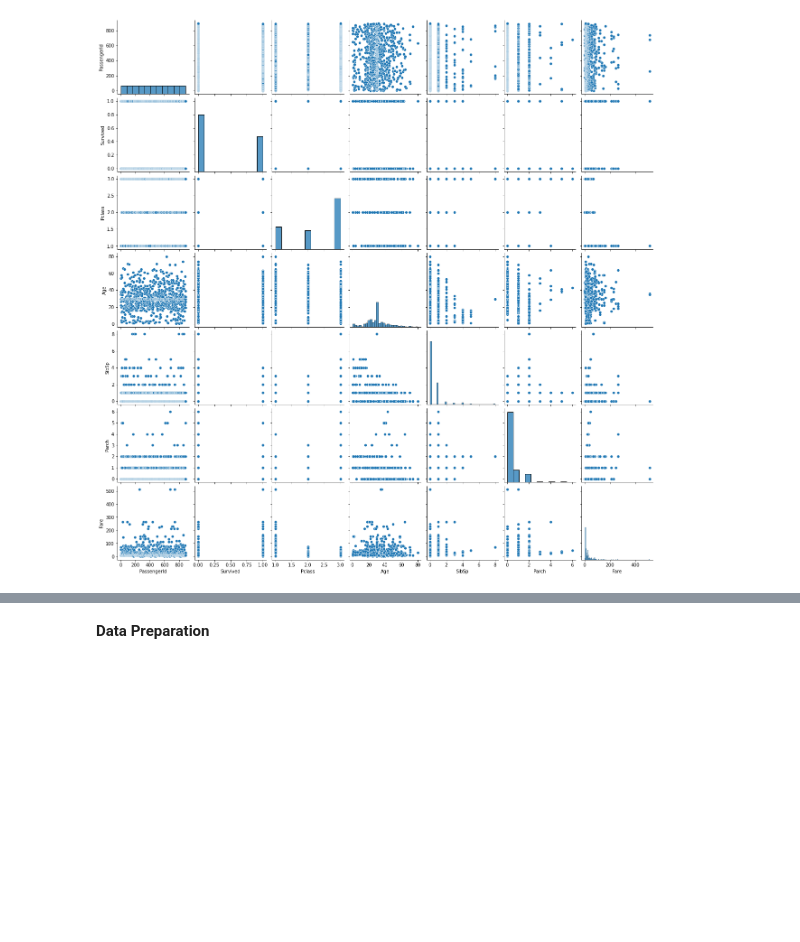
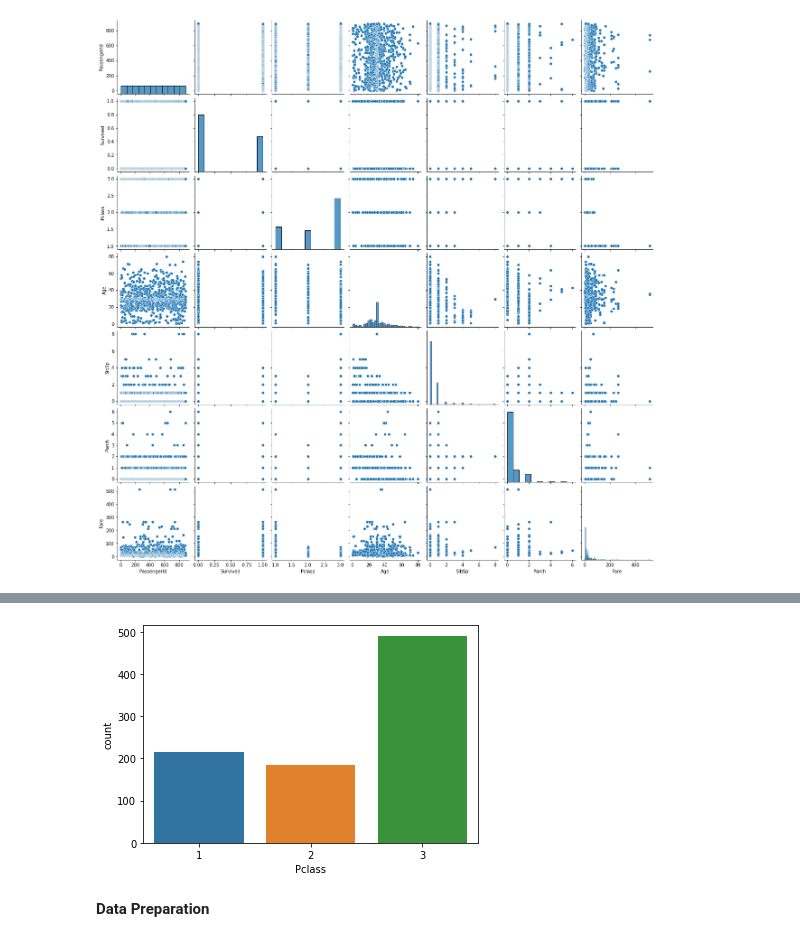
Before and after one commit to maryschindler/practice_projects, a Jupyter notebook: Titanic/TitanicML.ipynb, the cells around one changed output, grey strips where cells are left out. Cells and saved outputs as stored; diff of their text form; code cells hidden in the pictures; blank space fills up the shorter version.

```diff
--- a/Titanic/TitanicML.ipynb
+++ b/Titanic/TitanicML.ipynb
@@ -168,3 +187,7 @@ TypeError: corr() missing 1 required positional argument: 'other'
+# %%
+sns.countplot(x = 'Pclass', data = train);
+# %% [output]
+[figure, added]
 # %% [markdown]
 **Data Preparation**
 # %%
```
Also changed, not shown: parts of 8 cells of this notebook.
